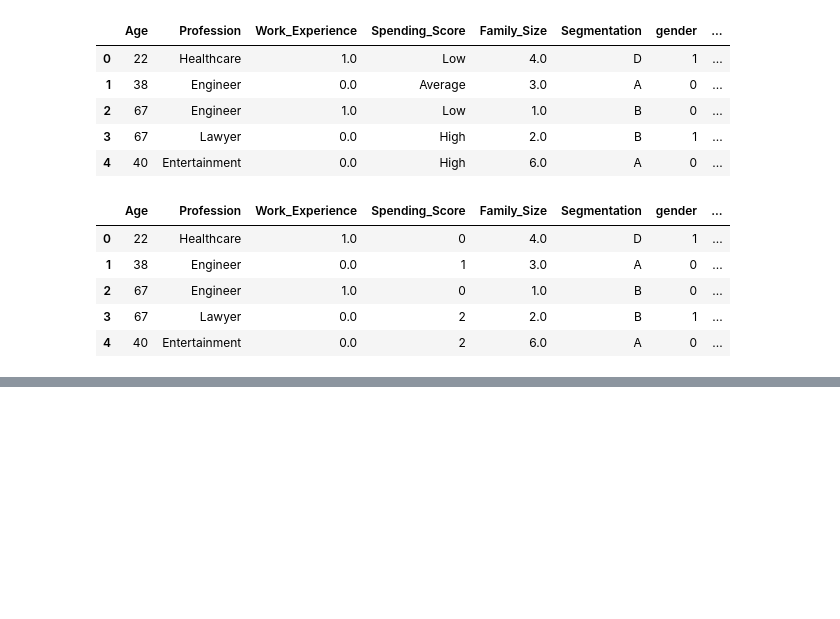
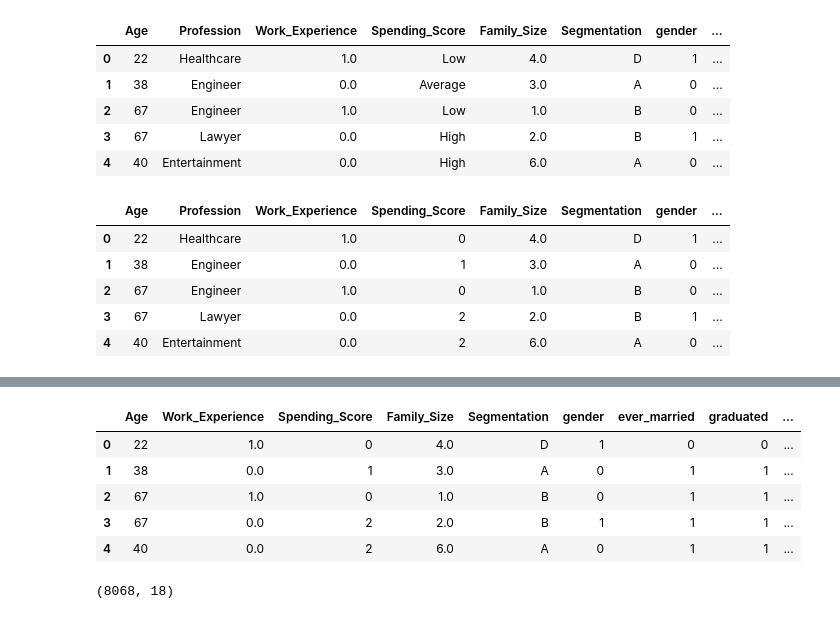
Before and after one commit to RidwanTiamiyu/super-parakeet, a Jupyter notebook: code.ipynb, the cells around one changed output, grey strips where cells are left out. Saved outputs shown, nothing was run; the diff lists cells and outputs as text; code cells hidden in the pictures; blank space fills up the shorter version.

```diff
--- a/code.ipynb
+++ b/code.ipynb
@@ -196,0 +234,15 @@ df.head()
+# %%
+df.drop(['Profession'], axis = 1, inplace = True)
+# %%
+df.head()
+# %% [output]
+|  | Age | Work_Experience | Spending_Score | Family_Size | Segmentation | gender | ever_married | graduated | ... |
+| 0 | 22 | 1.0 | 0 | 4.0 | D | 1 | 0 | 0 | ... |
+| 1 | 38 | 0.0 | 1 | 3.0 | A | 0 | 1 | 1 | ... |
+| 2 | 67 | 1.0 | 0 | 1.0 | B | 0 | 1 | 1 | ... |
+| 3 | 67 | 0.0 | 2 | 2.0 | B | 1 | 1 | 1 | ... |
+| 4 | 40 | 0.0 | 2 | 6.0 | A | 0 | 1 | 1 | ... |
+# %%
+df.shape
+# %% [output]
+(8068, 18)
```
Also changed, not shown: parts of 23 cells of this notebook.
